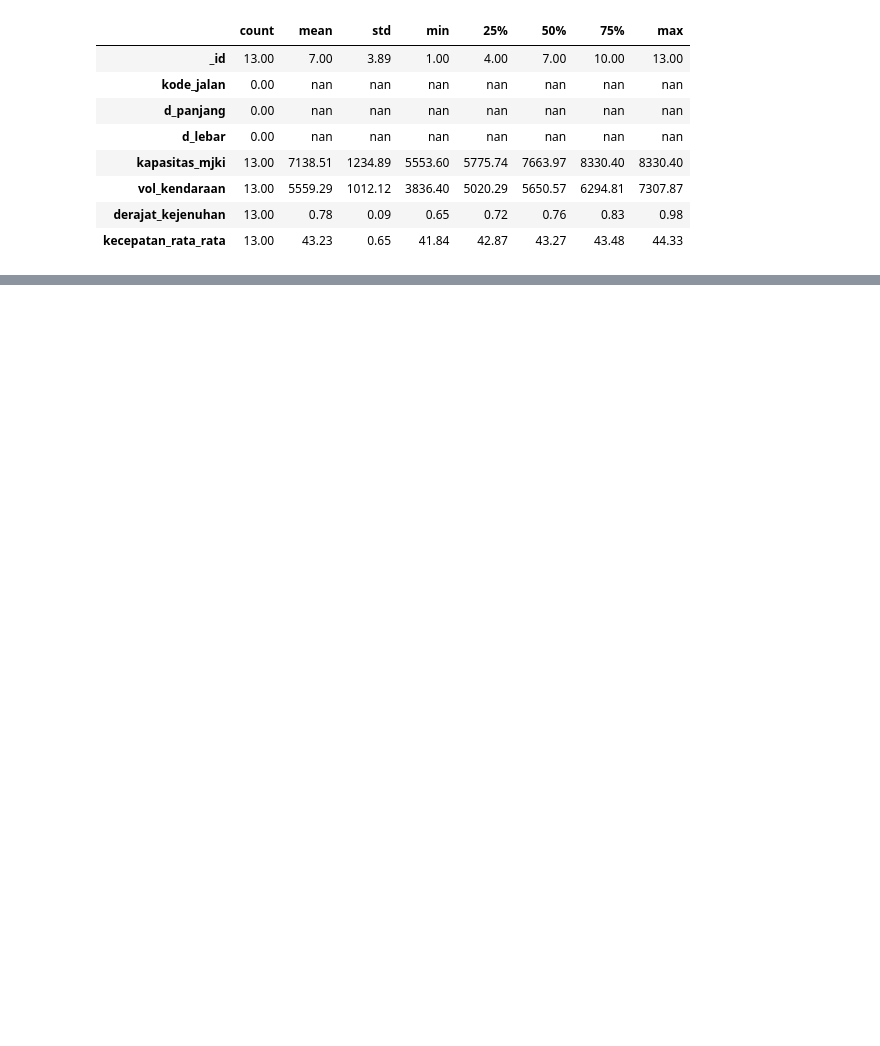
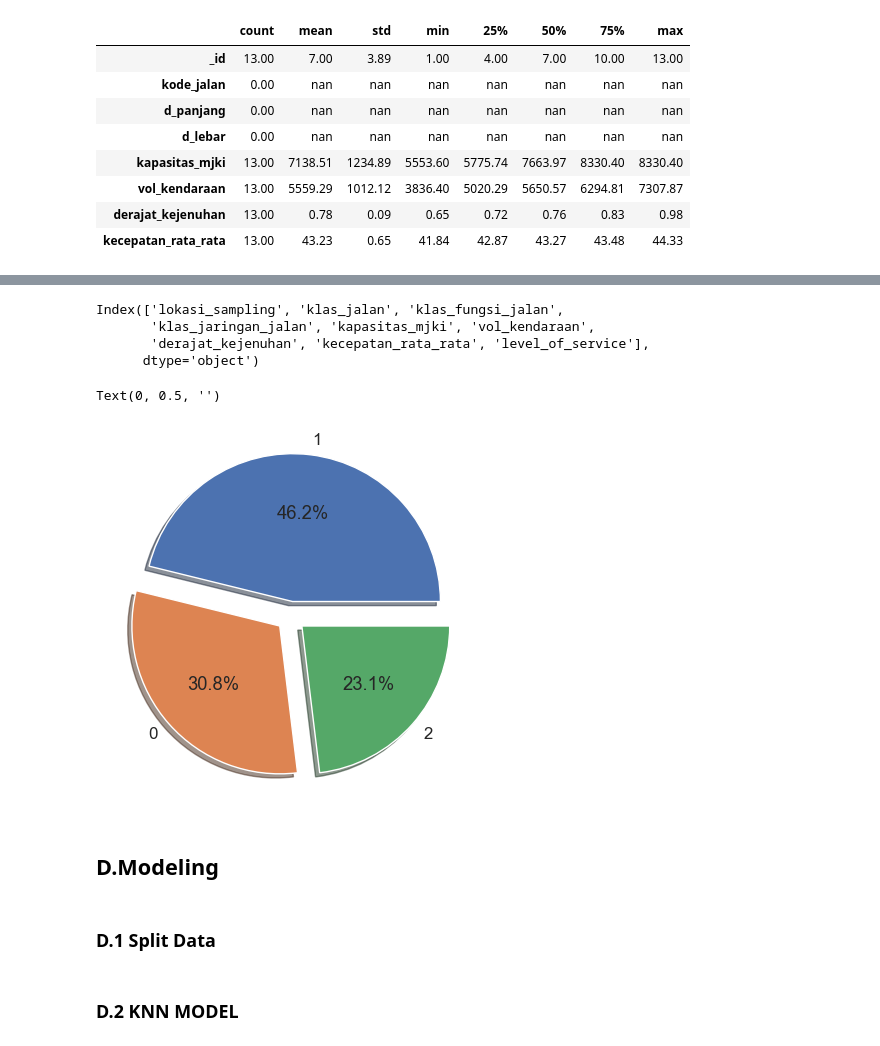
Before and after one commit to ghatpreneur/Data-Analytics-Project, a Jupyter notebook: Traffic Level of Service/Surabaya.ipynb, the cells around one changed output, grey strips where cells are left out. Saved outputs shown, nothing was run; the diff lists cells and outputs as text; code cells hidden in the pictures; blank space fills up the shorter version.

```diff
--- a/Traffic Level of Service/Surabaya.ipynb
+++ b/Traffic Level of Service/Surabaya.ipynb
@@ -71,0 +187,21 @@ df.describe().T.style.format("{:.2f}").background_gradient(cmap='coolwarm')
+# %%
+df_clean.columns
+# %% [output]
+Index(['lokasi_sampling', 'klas_jalan', 'klas_fungsi_jalan',
+       'klas_jaringan_jalan', 'kapasitas_mjki', 'vol_kendaraan',
+       'derajat_kejenuhan', 'kecepatan_rata_rata', 'level_of_service'],
+      dtype='object')
+# %%
+df_clean['level_of_service'].value_counts().plot(kind='pie',
+                                           autopct='%1.1f%%',
+                                           shadow = True,
+                                           explode=(0.1, 0.1, 0.1))
+
+plt.ylabel(None)
+# %% [output]
+Text(0, 0.5, '')
+[figure, added]
+# %% [markdown]
+## D.Modeling
+# %% [markdown]
+### D.1 Split Data
@@ -71,0 +237,2 @@ df.describe().T.style.format("{:.2f}").background_gradient(cmap='coolwarm')
+# %% [markdown]
+### D.2 KNN MODEL
```
Also changed, not shown: parts of 19 cells of this notebook.
